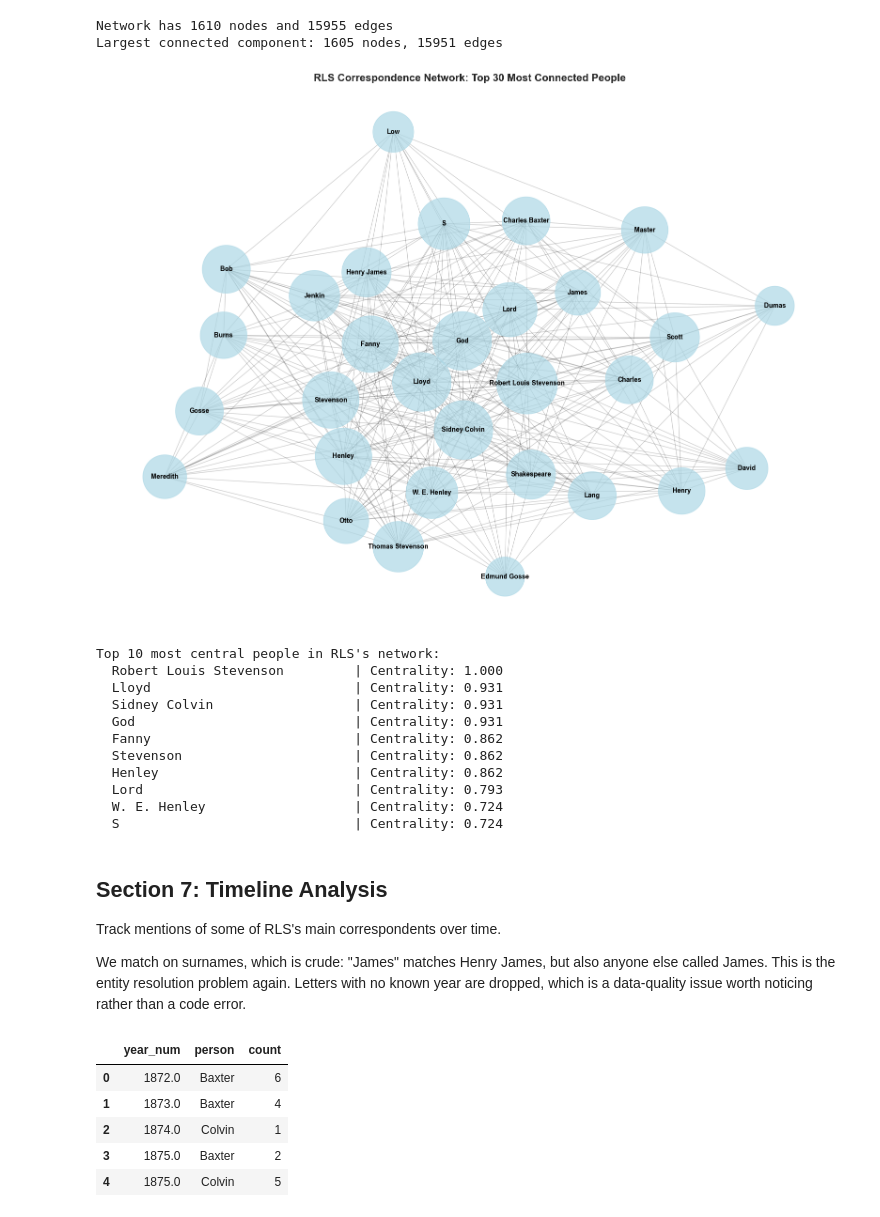
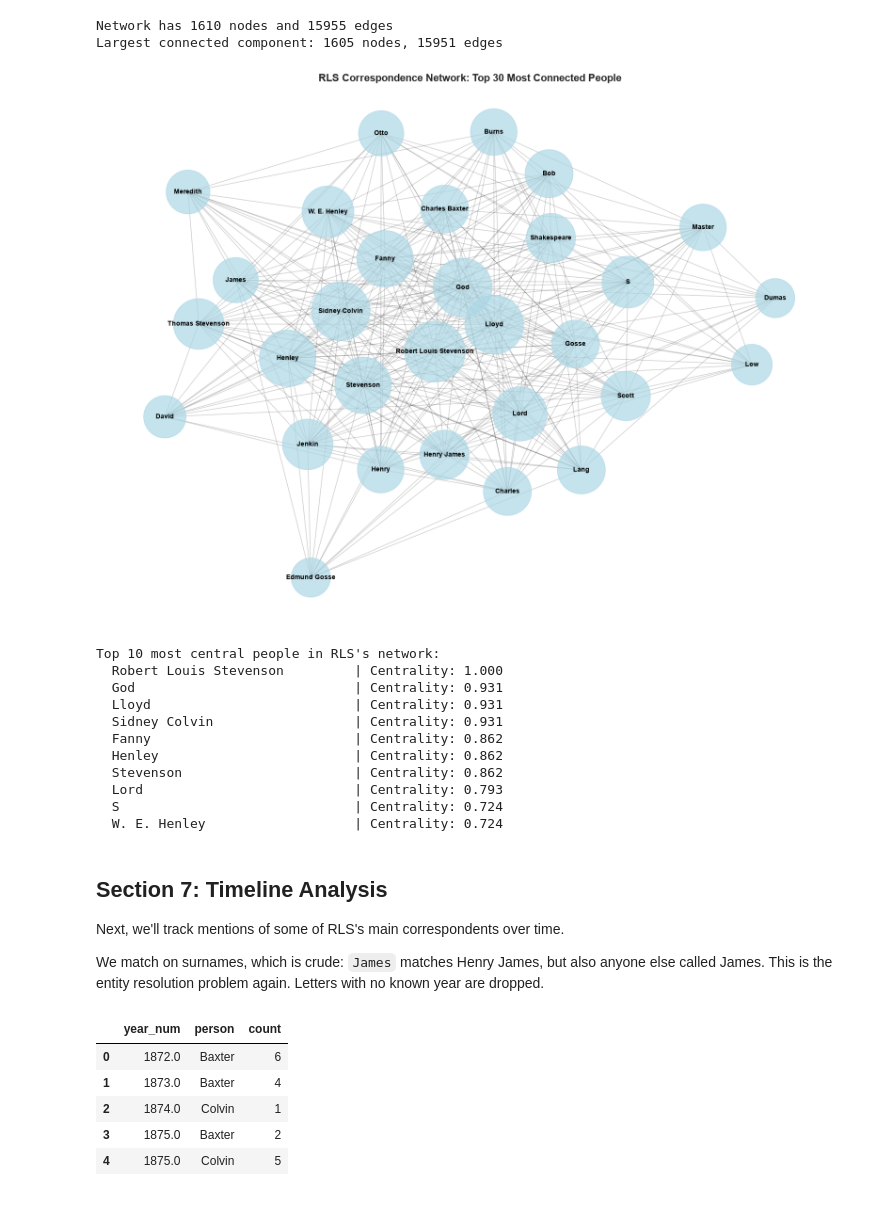
Before and after one commit to gpizzorno/understanding-ai, a Jupyter notebook: code/ner_pipeline.ipynb, the cells around one changed output. Cells and saved outputs as stored; diff of their text form; code cells hidden in the pictures.

```diff
--- a/code/ner_pipeline.ipynb
+++ b/code/ner_pipeline.ipynb
@@ -511,8 +508,8 @@ people_by_letter = people_df.groupby('file_name')['canonical'].apply(list).to_di
 # create edges: two people are connected if they appear in the same letter
 edges = []
 for people in people_by_letter.values():
-    # get unique people in this letter
-    unique_people = list(set(people))
+    # get unique people in this letter, sorted so the network is built the same way every time
+    unique_people = sorted(set(people))
     # create edges for all pairs (a letter that mentions only one person has none)
     for person1, person2 in combinations(unique_people, 2):
         edges.append((person1, person2))
@@ -537,34 +534,37 @@ Network has 1610 nodes and 15955 edges
 Largest connected component: 1605 nodes, 15951 edges
 # %%
 # filter to top 30 most connected people for clearer visualization
+# (ties are broken alphabetically, and the subgraph is built in a fixed order, so the drawing is the same every time)
 degree_dict = dict(G_main.degree())
-top_nodes = sorted(degree_dict, key=degree_dict.get, reverse=True)[:30]
-G_viz = G_main.subgraph(top_nodes).copy()
+top_nodes = sorted(degree_dict, key=lambda person: (-degree_dict[person], person))[:30]
+G_viz = nx.Graph()
+G_viz.add_nodes_from(top_nodes)
+G_viz.add_edges_from(sorted(tuple(sorted(edge)) for edge in G_main.subgraph(top_nodes).edges()))
 
 # visualize
 plt.figure(figsize=(16, 12))
 
 # use spring layout
 pos = nx.spring_layout(G_viz, k=0.5, iterations=50, seed=42)
 
 # node sizes based on degree
 node_sizes = [300 * G_viz.degree(node) for node in G_viz.nodes()]
 
 # draw
 nx.draw_networkx_nodes(G_viz, pos, node_size=node_sizes, node_color='lightblue', alpha=0.7)
 nx.draw_networkx_edges(G_viz, pos, alpha=0.2)
 nx.draw_networkx_labels(G_viz, pos, font_size=10, font_weight='bold')
 
 plt.title('RLS Correspondence Network: Top 30 Most Connected People', fontsize=16, fontweight='bold')
 plt.axis('off')
 plt.tight_layout()
 plt.show()
 # %% [output]
-[figure, old version]
+[figure, new version]
 # %%
 # identify central figures
 centrality = nx.degree_centrality(G_viz)
-top_central = sorted(centrality.items(), key=lambda x: x[1], reverse=True)[:10]
+top_central = sorted(centrality.items(), key=lambda x: (-x[1], x[0]))[:10]  # ties in alphabetical order
 
 print("Top 10 most central people in RLS's network:")
 for person, score in top_central:
@@ -572,21 +572,21 @@ for person, score in top_central:
 # %% [output]
 Top 10 most central people in RLS's network:
   Robert Louis Stevenson         | Centrality: 1.000
+  God                            | Centrality: 0.931
   Lloyd                          | Centrality: 0.931
   Sidney Colvin                  | Centrality: 0.931
-  God                            | Centrality: 0.931
   Fanny                          | Centrality: 0.862
+  Henley                         | Centrality: 0.862
   Stevenson                      | Centrality: 0.862
-  Henley                         | Centrality: 0.862
   Lord                           | Centrality: 0.793
+  S                              | Centrality: 0.724
   W. E. Henley                   | Centrality: 0.724
-  S                              | Centrality: 0.724
 # %% [markdown]
 ## Section 7: Timeline Analysis
 
-Track mentions of some of RLS's main correspondents over time.
+Next, we'll track mentions of some of RLS's main correspondents over time.
 
-We match on surnames, which is crude: "James" matches Henry James, but also anyone else called James. This is the entity resolution problem again. Letters with no known year are dropped, which is a data-quality issue worth noticing rather than a code error.
+We match on surnames, which is crude: `James` matches Henry James, but also anyone else called James. This is the entity resolution problem again. Letters with no known year are dropped.
 # %%
 # some of RLS's main correspondents
 key_people = ['Colvin', 'Gosse', 'Henley', 'Baxter', 'James']
```
Also changed, not shown: parts of 32 cells of this notebook.
